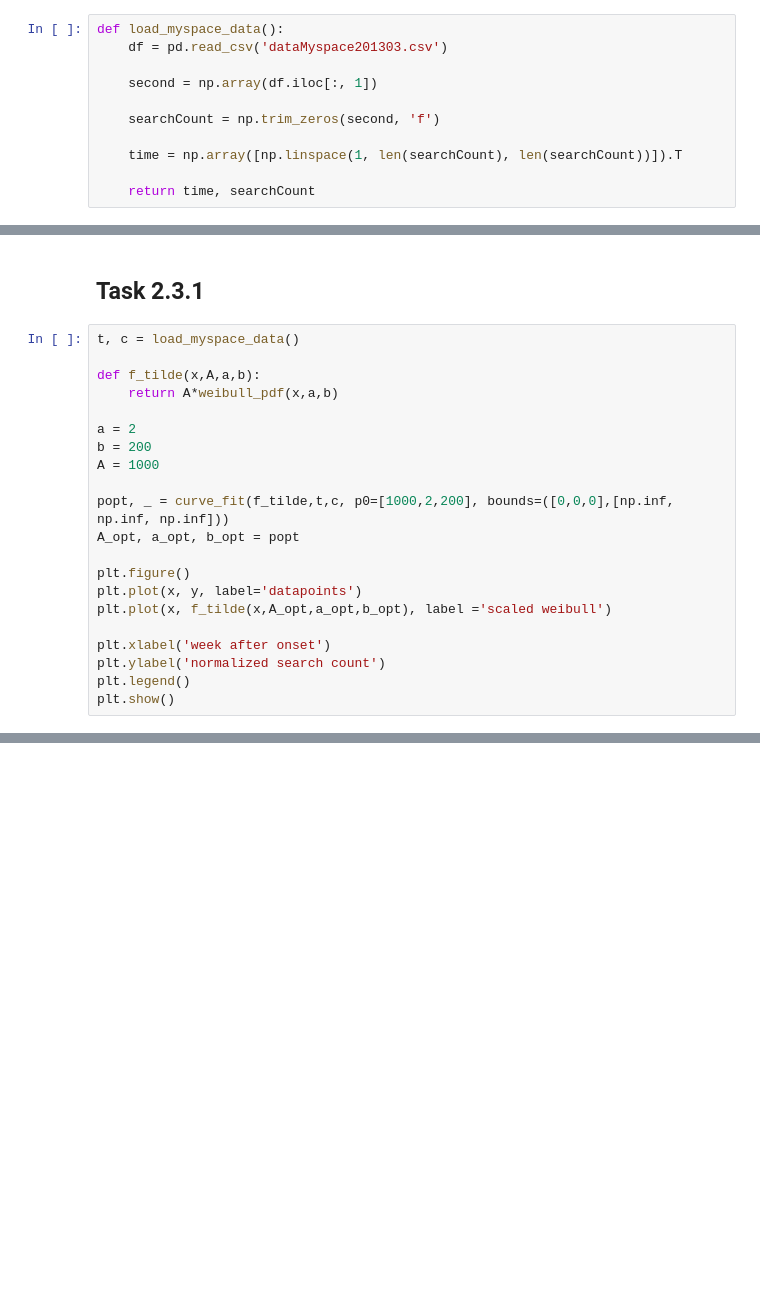
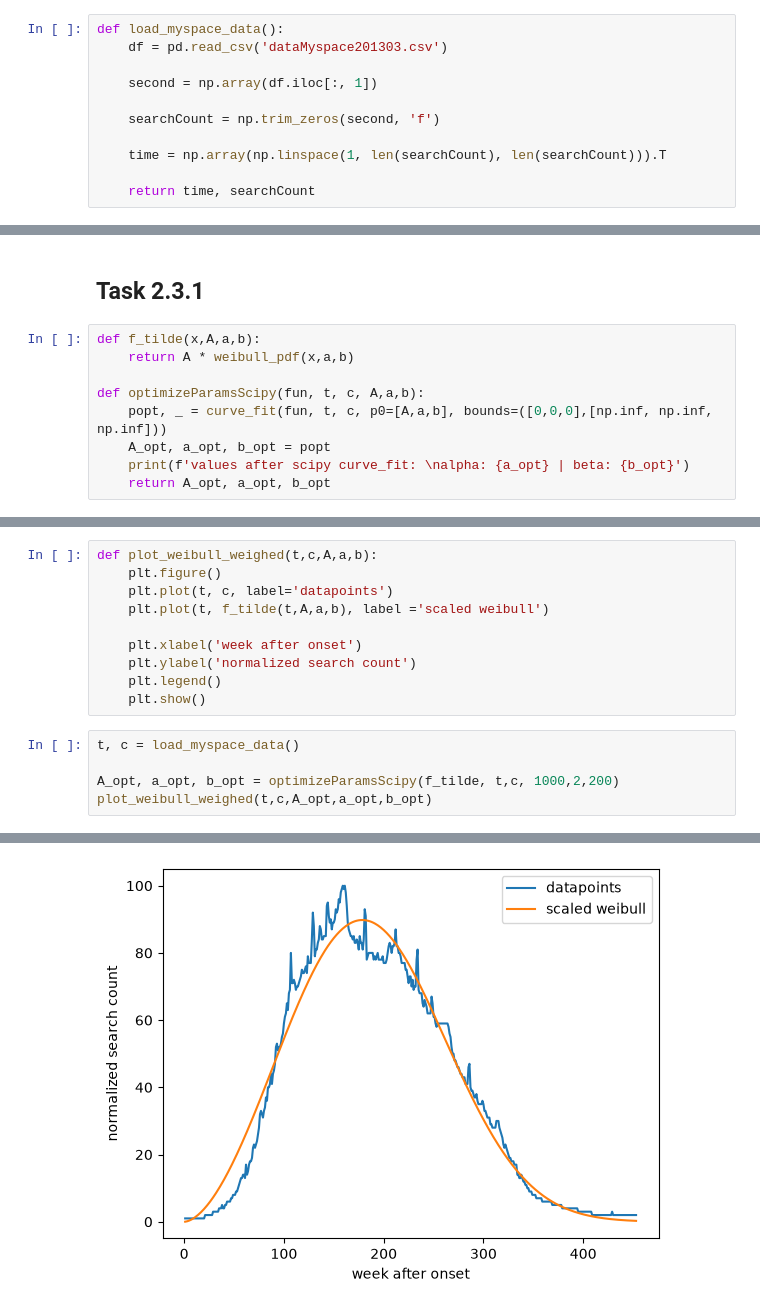
Before and after one commit to leon-grompe/PrinciplesOfML, a Jupyter notebook: Sheet2/Weibull.ipynb, the cells around one changed output, grey strips where cells are left out. Drawn from its saved outputs; the diff is of its cells as text; blank space fills up the shorter version.

```diff
--- a/Sheet2/Weibull.ipynb
+++ b/Sheet2/Weibull.ipynb
@@ -20,7 +20,7 @@ def load_myspace_data():
 
     searchCount = np.trim_zeros(second, 'f')
 
-    time = np.array([np.linspace(1, len(searchCount), len(searchCount))]).T
+    time = np.array(np.linspace(1, len(searchCount), len(searchCount))).T
 
     return time, searchCount
 # %%
@@ -145,23 +147,11 @@ print(a,b)
 # %% [markdown]
 ## Task 2.3.1
 # %%
-t, c = load_myspace_data()
+def f_tilde(x,A,a,b):
+    return A * weibull_pdf(x,a,b)
 
-def f_tilde(x,A,a,b):
-    return A*weibull_pdf(x,a,b)
-
-a = 2
-b = 200
-A = 1000
-
-popt, _ = curve_fit(f_tilde,t,c, p0=[1000,2,200], bounds=([0,0,0],[np.inf, np.inf, np.inf]))
-A_opt, a_opt, b_opt = popt
-
-plt.figure()
-plt.plot(x, y, label='datapoints')
-plt.plot(x, f_tilde(x,A_opt,a_opt,b_opt), label ='scaled weibull')
-
-plt.xlabel('week after onset')
-plt.ylabel('normalized search count')
-plt.legend()
-plt.show()
+def optimizeParamsScipy(fun, t, c, A,a,b):
+    popt, _ = curve_fit(fun, t, c, p0=[A,a,b], bounds=([0,0,0],[np.inf, np.inf, np.inf]))
+    A_opt, a_opt, b_opt = popt
+    print(f'values after scipy curve_fit: \nalpha: {a_opt} | beta: {b_opt}')
+    return A_opt, a_opt, b_opt
@@ -169,0 +160,16 @@ ValueError: `f0` passed has more than 1 dimension.
+# %%
+def plot_weibull_weighed(t,c,A,a,b):
+    plt.figure()
+    plt.plot(t, c, label='datapoints')
+    plt.plot(t, f_tilde(t,A,a,b), label ='scaled weibull')
+
+    plt.xlabel('week after onset')
+    plt.ylabel('normalized search count')
+    plt.legend()
+    plt.show()
+# %%
+t, c = load_myspace_data()
+
+A_opt, a_opt, b_opt = optimizeParamsScipy(f_tilde, t,c, 1000,2,200)
+plot_weibull_weighed(t,c,A_opt,a_opt,b_opt)
+# %% [output]
@@ -169,0 +178 @@ ValueError: `f0` passed has more than 1 dimension.
+[figure, added]
```
Also changed, not shown: parts of 12 cells of this notebook.
